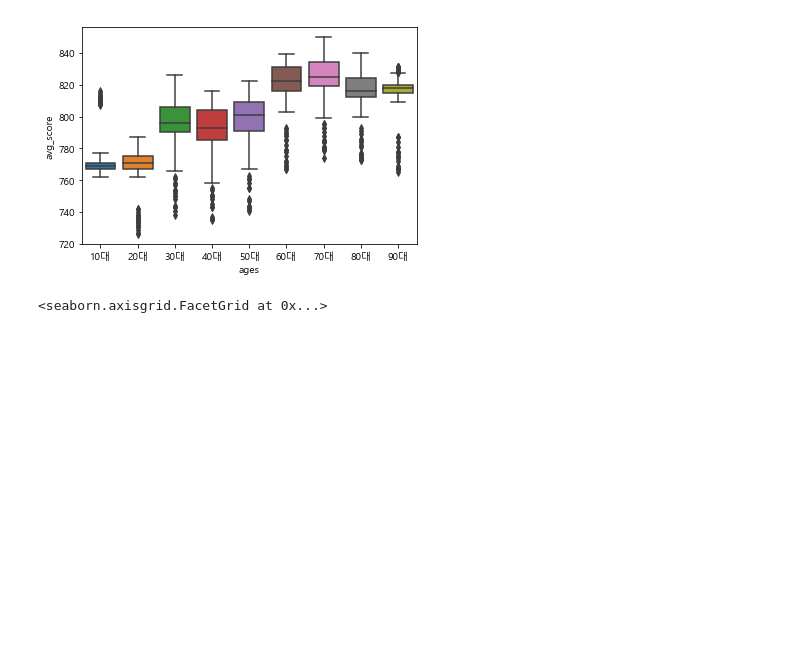
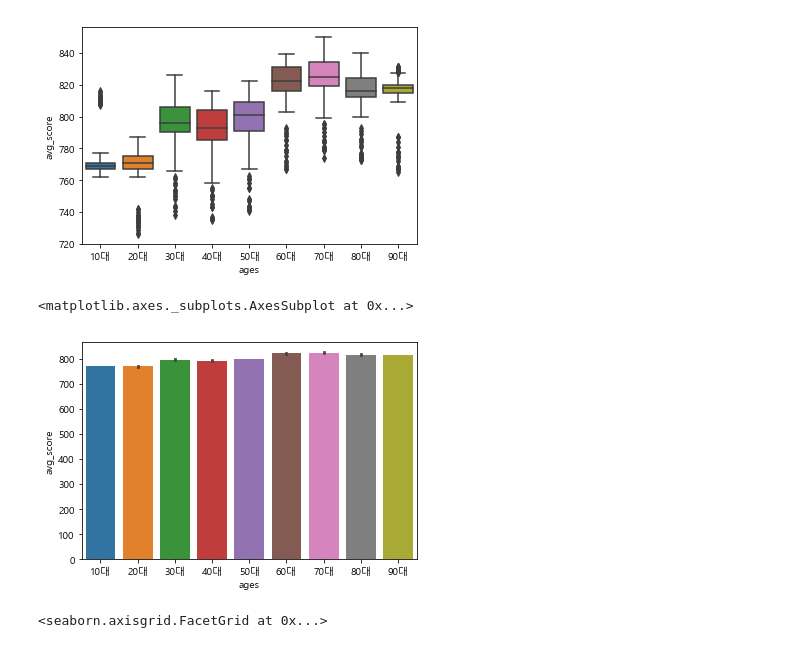
Before and after one commit to chickchick1044/TIL, a Jupyter notebook: 공모전/0627 신용등급별 분석.ipynb, the cells around one changed output. Saved outputs shown, nothing was run; the diff lists cells and outputs as text; code cells hidden in the pictures; blank space fills up the shorter version.

```diff
--- a/공모전/0627 신용등급별 분석.ipynb
+++ b/공모전/0627 신용등급별 분석.ipynb
@@ -112,6 +114,11 @@ sns.boxplot(x='ages', y='avg_score', data=df)
 # %% [output]
 <matplotlib.axes._subplots.AxesSubplot at 0x...>
 [figure]
+# %%
+sns.barplot(x='ages', y='avg_score', data=df)
+# %% [output]
+<matplotlib.axes._subplots.AxesSubplot at 0x...>
+[figure, added]
 # %%
 sns.lmplot(x='avg_score', y='avg_rat', hue='ages', data=df)
 # 전국 90대 신용등급 평균이 3등급
```
Also changed, not shown: parts of 30 cells of this notebook, 5 other files.
